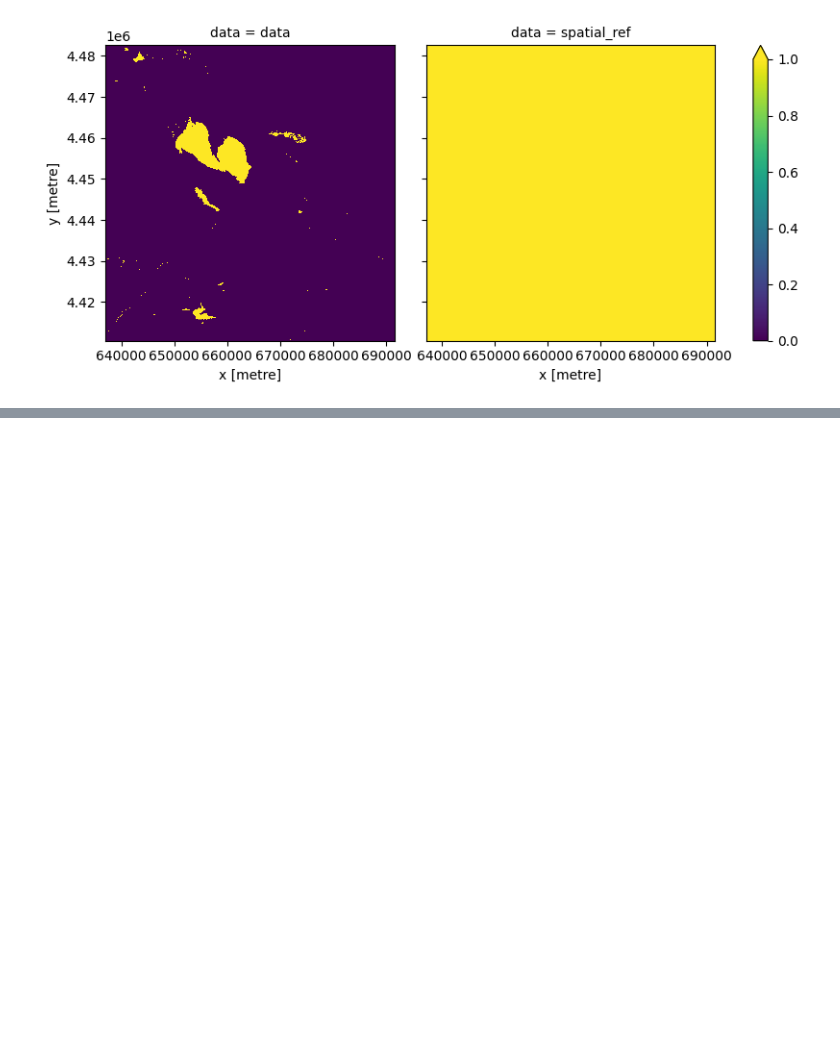
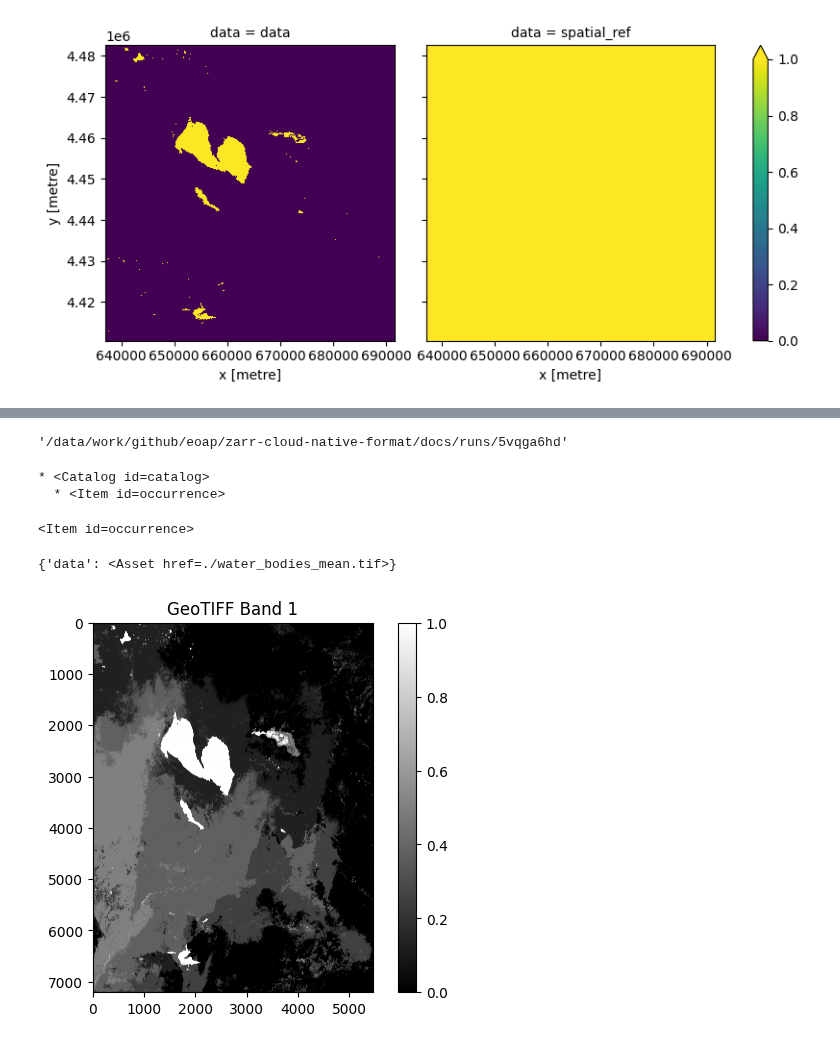
Before and after one commit to eoap/zarr-cloud-native-format, a Jupyter notebook: docs/exploitation.ipynb, the cells around one changed output, grey strips where cells are left out. Saved outputs shown, nothing was run; the diff lists cells and outputs as text; code cells hidden in the pictures; blank space fills up the shorter version.

```diff
--- a/docs/exploitation.ipynb
+++ b/docs/exploitation.ipynb
@@ -93,9 +95,9 @@ The `stream_out` object contains the cwltool stdout.
 
 We can list the results keys with:
 # %%
-results = json.loads(stream_out.getvalue())
+producer_results = json.loads(stream_out.getvalue())
 
-list(results.keys())
+list(producer_results.keys())
 # %% [output]
 ['zarr_stac_catalog', 'stac_catalog']
 # %% [markdown]
@@ -289,0 +333,41 @@ _ = (
+# %%
+consumer_results = json.loads(stream_out.getvalue())
+
+consumer_results["stac-catalog"]["path"]
+# %% [output]
+'/data/work/github/eoap/zarr-cloud-native-format/docs/runs/5vqga6hd'
+# %%
+occurence_cat = pystac.Catalog.from_file(
+    os.path.join(
+        consumer_results["stac-catalog"]["location"].replace("file://", ""), "catalog.json"
+    )
+)
+# %%
+occurence_cat.describe()
+# %% [output]
+* <Catalog id=catalog>
+  * <Item id=occurrence>
+# %%
+occurence_item = next(occurence_cat.get_all_items())
+
+occurence_item
+# %% [output]
+<Item id=occurrence>
+# %%
+occurence_item.get_assets()
+# %% [output]
+{'data': <Asset href=./water_bodies_mean.tif>}
+# %%
+import rasterio
+import matplotlib.pyplot as plt
+
+# open TIFF
+with rasterio.open(occurence_item.get_assets()["data"].get_absolute_href()) as src:
+    img = src.read(1)  # first band
+
+plt.imshow(img, cmap="gray")
+plt.colorbar()
+plt.title("GeoTIFF Band 1")
+plt.show()
+# %% [output]
+[figure, added]
```
Also changed, not shown: parts of 13 cells of this notebook, 5 other files.
